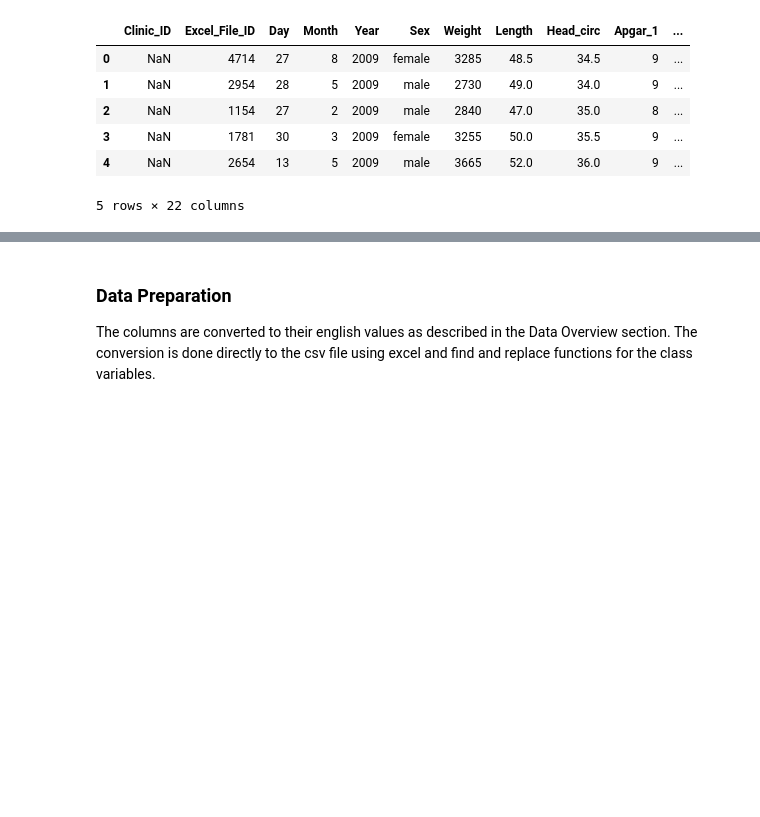
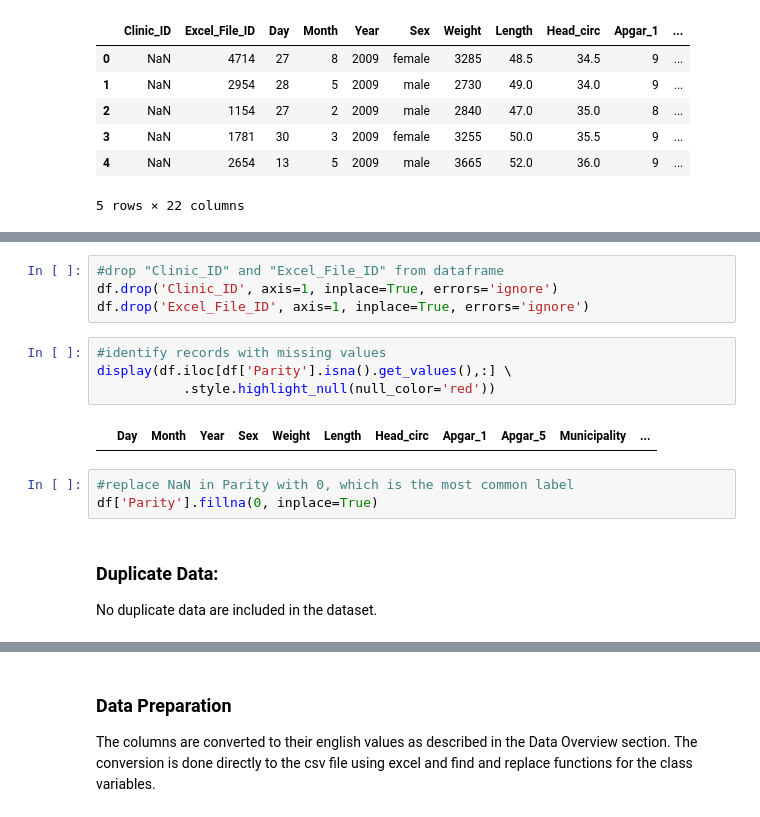
Before and after one commit to ShonTM/DataMiningProject1, a Jupyter notebook: MSDS Data Mining Project 1.ipynb, the cells around one changed output, grey strips where cells are left out. Saved outputs shown, nothing was run; the diff lists cells and outputs as text; blank space fills up the shorter version.

```diff
--- a/MSDS Data Mining Project 1.ipynb
+++ b/MSDS Data Mining Project 1.ipynb
@@ -101,0 +85,16 @@ We see a few outliers from the scatterplots. Notable outliers are:
+# %%
+#drop "Clinic_ID" and "Excel_File_ID" from dataframe
+df.drop('Clinic_ID', axis=1, inplace=True, errors='ignore')
+df.drop('Excel_File_ID', axis=1, inplace=True, errors='ignore')
+# %%
+#identify records with missing values
+display(df.iloc[df['Parity'].isna().get_values(),:] \
+           .style.highlight_null(null_color='red'))
+# %% [output]
+|  | Day | Month | Year | Sex | Weight | Length | Head_circ | Apgar_1 | Apgar_5 | Municipality | ... |
+# %%
+#replace NaN in Parity with 0, which is the most common label
+df['Parity'].fillna(0, inplace=True)
+# %% [markdown]
+### Duplicate Data:
+No duplicate data are included in the dataset.
```
Also changed, not shown: parts of 21 cells of this notebook, 1 other file.
